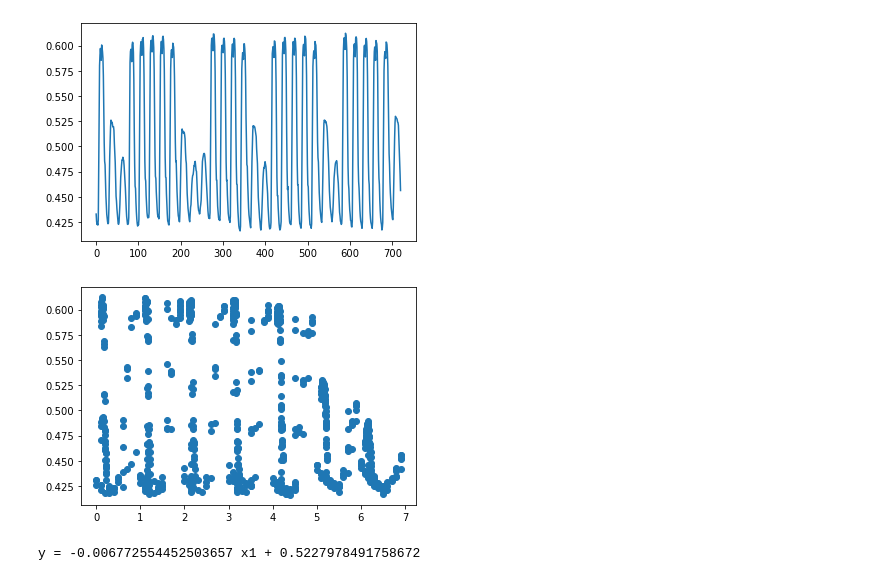
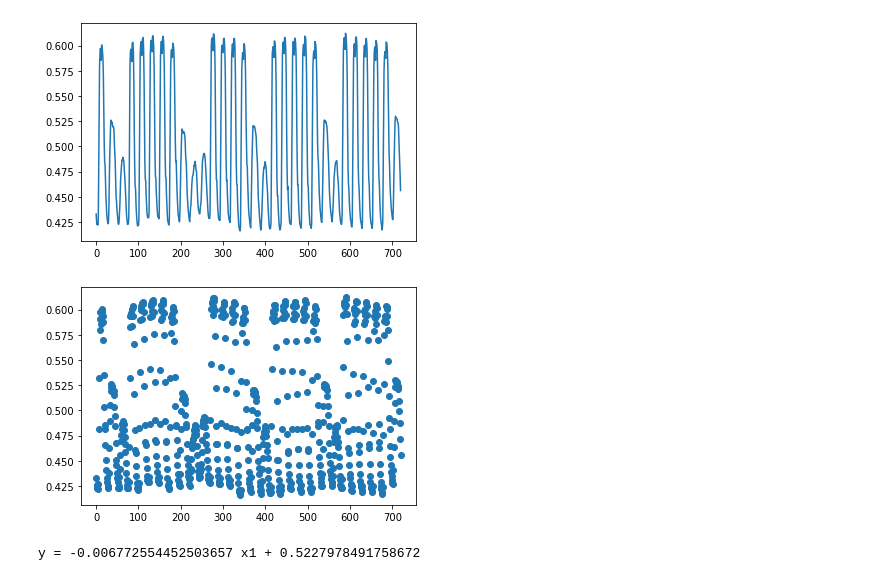
Before and after one commit to EthanWong2212/EE4211_Proj, a Jupyter notebook: part2.ipynb, the cells around one changed output. Saved outputs shown, nothing was run; the diff lists cells and outputs as text; code cells hidden in the pictures.

```diff
--- a/part2.ipynb
+++ b/part2.ipynb
@@ -147,10 +148,10 @@ plt.show()
 # %% [output]
 [figure]
 # %%
-plt.scatter(train_x,train_y)
+plt.scatter([x for x in range(len(train_y))],train_y)
 plt.show()
 # %% [output]
-[figure, old version]
+[figure, new version]
 # %%
 #test set - august
 
```
Also changed, not shown: parts of 3 cells of this notebook.
